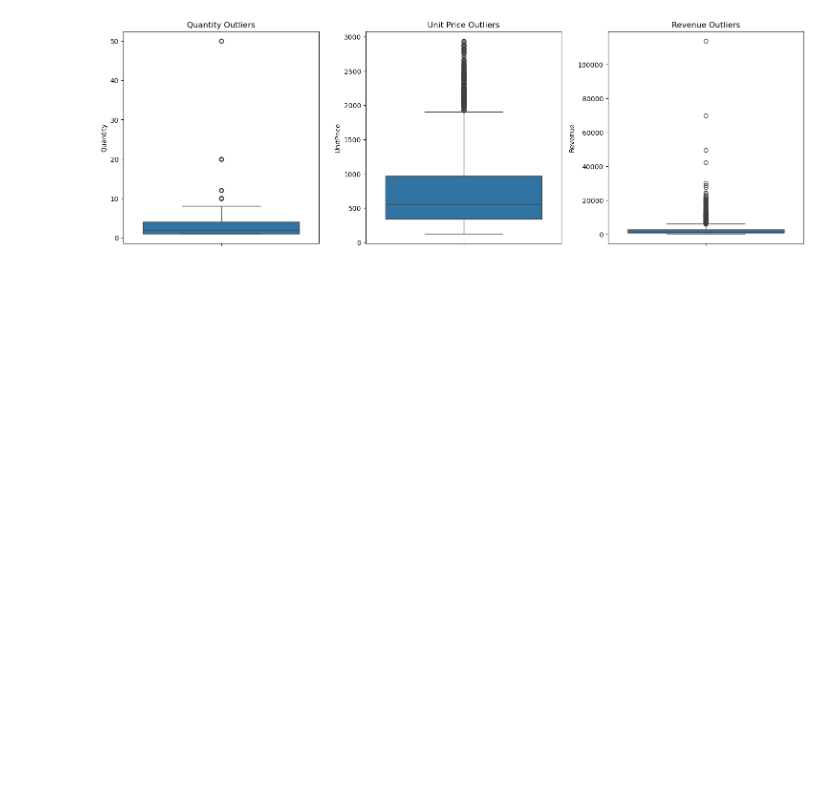
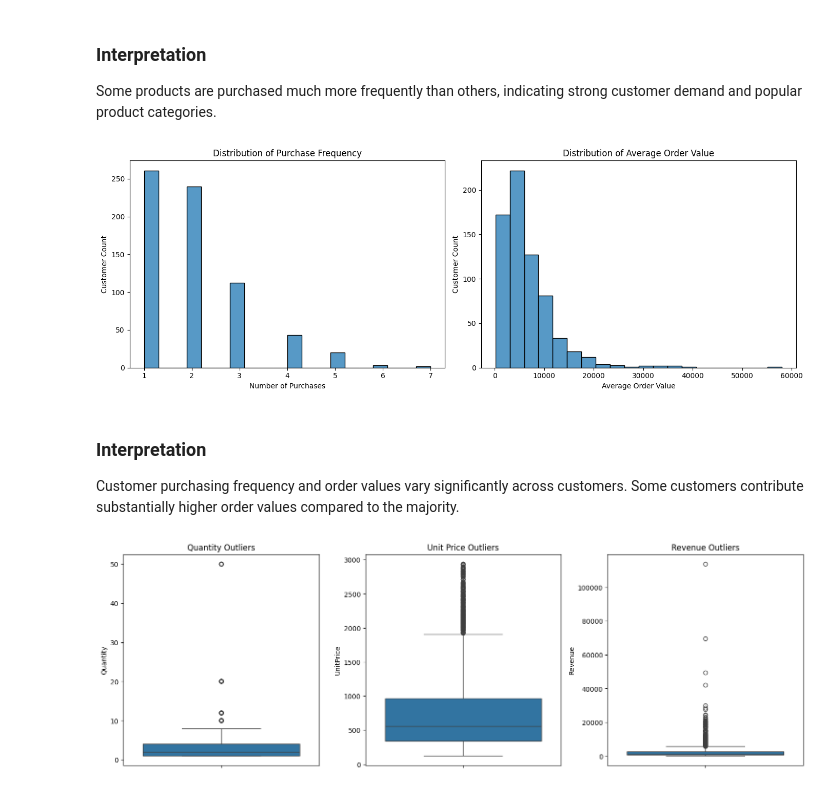
Before and after one commit to Sathvikaaaaaa/Ecommerce-customer-segmentation-rfm, a Jupyter notebook: notebook.ipynb, the cells around one changed output. Drawn from its saved outputs; the diff is of its cells as text; code cells hidden in the pictures; blank space fills up the shorter version.

```diff
--- a/notebook.ipynb
+++ b/notebook.ipynb
@@ -141,6 +44,0 @@ np.int64(64)
-# %%
-print("Before removing missing descriptions:", df.shape)
-
-df = df.dropna(subset=['Description'])
-
-print("After removing missing descriptions:", df.shape)
@@ -317,0 +236,7 @@ Some products are purchased frequently in high quantities, while others generate
+# %%
+customer_data = customer_data.merge(
+    rfm,
+    on='CustomerID'
+)
+
+customer_data.head()
@@ -318,3 +303,36 @@ Some products are purchased frequently in high quantities, while others generate
+# %% [markdown]
+### Interpretation
+Some products are purchased much more frequently than others, indicating strong customer demand and popular product categories.
+# %%
+fig, axes = plt.subplots(1, 2, figsize=(14,5))
+
+sns.histplot(
+    customer_data['TotalPurchases'],
+    bins=20,
+    ax=axes[0]
+)
+
+axes[0].set_title('Distribution of Purchase Frequency')
+axes[0].set_xlabel('Number of Purchases')
+axes[0].set_ylabel('Customer Count')
+
+sns.histplot(
+    customer_data['AverageOrderValue'],
+    bins=20,
+    ax=axes[1]
+)
+
+axes[1].set_title('Distribution of Average Order Value')
+axes[1].set_xlabel('Average Order Value')
+axes[1].set_ylabel('Customer Count')
+
+plt.tight_layout()
+plt.show()
+# %% [output]
+[figure, added]
+# %% [markdown]
+### Interpretation
+Customer purchasing frequency and order values vary significantly across customers. Some customers contribute substantially higher order values compared to the majority.
 # %%
 fig, axes = plt.subplots(1, 3, figsize=(15,5))
 
```
Also changed, not shown: parts of 59 cells of this notebook, 1 other file.
